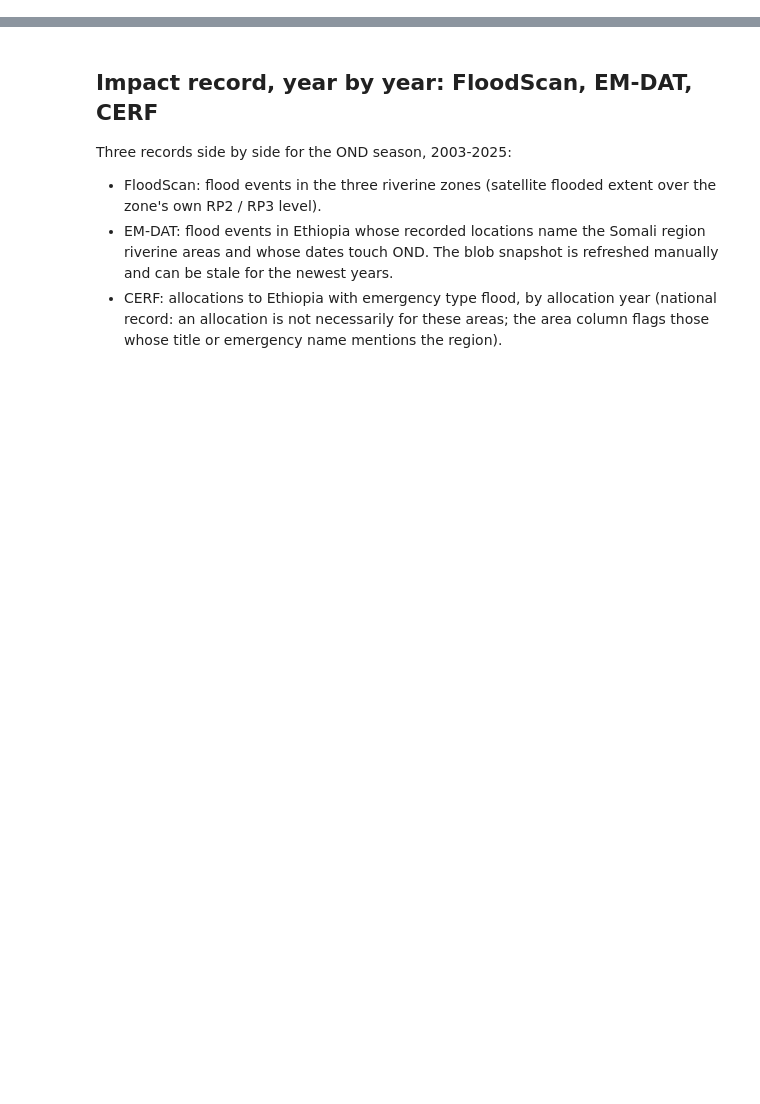
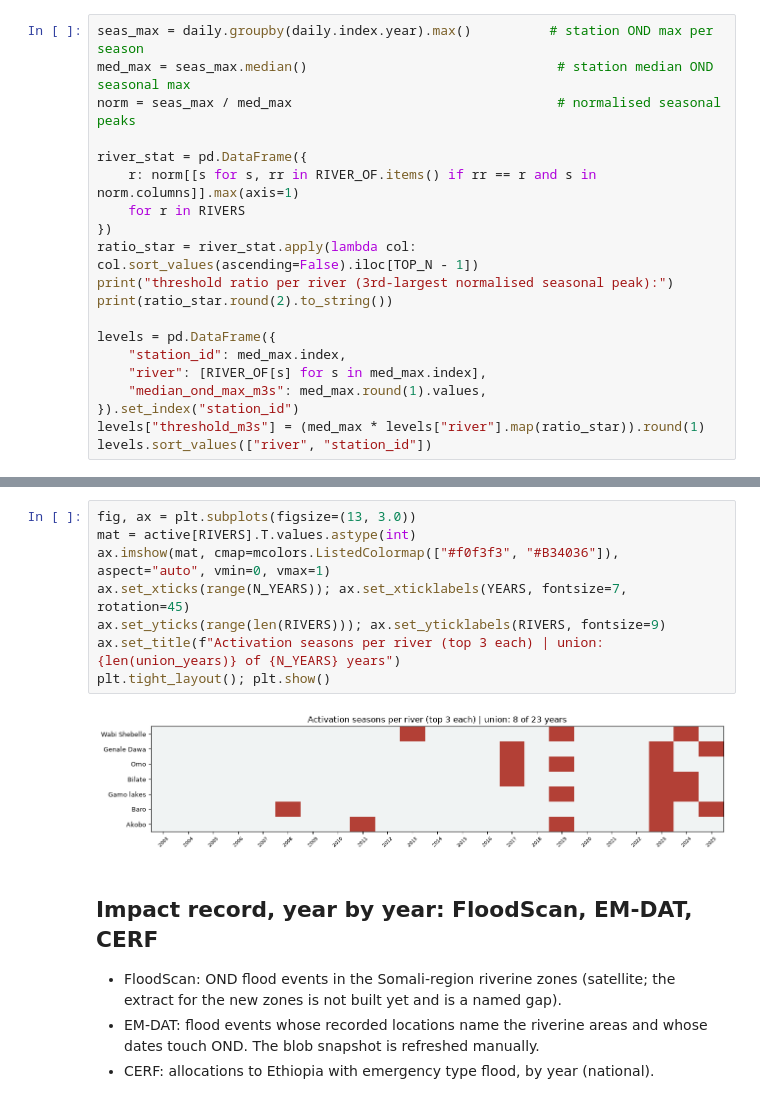
Before and after one commit to OCHA-DAP/ds-aa-eth-flooding, a Jupyter notebook: analysis/04_ond_trigger_design.ipynb, the cells around one changed output, grey strips where cells are left out. Cells and saved outputs as stored; diff of their text form; blank space fills up the shorter version.

```diff
--- a/analysis/04_ond_trigger_design.ipynb
+++ b/analysis/04_ond_trigger_design.ipynb
@@ -204,0 +84,20 @@ plt.tight_layout(); plt.show()
+# %%
+seas_max = daily.groupby(daily.index.year).max()          # station OND max per season
+med_max = seas_max.median()                                # station median OND seasonal max
+norm = seas_max / med_max                                  # normalised seasonal peaks
+
+river_stat = pd.DataFrame({
+    r: norm[[s for s, rr in RIVER_OF.items() if rr == r and s in norm.columns]].max(axis=1)
+    for r in RIVERS
+})
+ratio_star = river_stat.apply(lambda col: col.sort_values(ascending=False).iloc[TOP_N - 1])
+print("threshold ratio per river (3rd-largest normalised seasonal peak):")
+print(ratio_star.round(2).to_string())
+
+levels = pd.DataFrame({
+    "station_id": med_max.index,
+    "river": [RIVER_OF[s] for s in med_max.index],
+    "median_ond_max_m3s": med_max.round(1).values,
+}).set_index("station_id")
+levels["threshold_m3s"] = (med_max * levels["river"].map(ratio_star)).round(1)
+levels.sort_values(["river", "station_id"])
@@ -205,14 +192,20 @@ plt.tight_layout(); plt.show()
+# %%
+fig, ax = plt.subplots(figsize=(13, 3.0))
+mat = active[RIVERS].T.values.astype(int)
+ax.imshow(mat, cmap=mcolors.ListedColormap(["#f0f3f3", "#B34036"]), aspect="auto", vmin=0, vmax=1)
+ax.set_xticks(range(N_YEARS)); ax.set_xticklabels(YEARS, fontsize=7, rotation=45)
+ax.set_yticks(range(len(RIVERS))); ax.set_yticklabels(RIVERS, fontsize=9)
+ax.set_title(f"Activation seasons per river (top 3 each) | union: {len(union_years)} of {N_YEARS} years")
+plt.tight_layout(); plt.show()
+# %% [output]
+[figure, added]
 # %% [markdown]
 ## Impact record, year by year: FloodScan, EM-DAT, CERF
 
-Three records side by side for the OND season, 2003-2025:
-- FloodScan: flood events in the three riverine zones (satellite flooded extent
-  over the zone's own RP2 / RP3 level).
-- EM-DAT: flood events in Ethiopia whose recorded locations name the Somali
-  region riverine areas and whose dates touch OND. The blob snapshot is
-  refreshed manually and can be stale for the newest years.
-- CERF: allocations to Ethiopia with emergency type flood, by allocation year
-  (national record: an allocation is not necessarily for these areas; the
-  area column flags those whose title or emergency name mentions the region).
+- FloodScan: OND flood events in the Somali-region riverine zones (satellite;
+  the extract for the new zones is not built yet and is a named gap).
+- EM-DAT: flood events whose recorded locations name the riverine areas and
+  whose dates touch OND. The blob snapshot is refreshed manually.
+- CERF: allocations to Ethiopia with emergency type flood, by year (national).
 # %%
 from ocha_stratus import emdat
```
Also changed, not shown: parts of 28 cells of this notebook.
